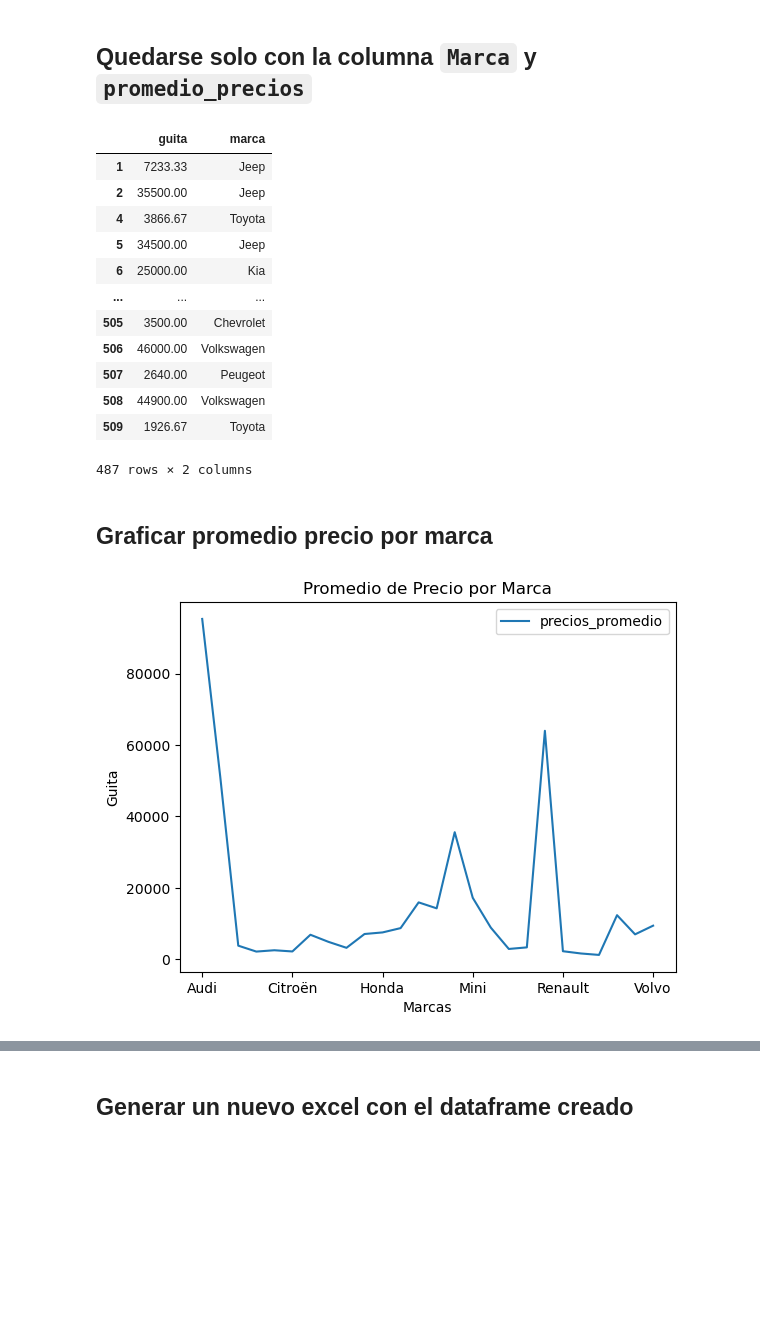
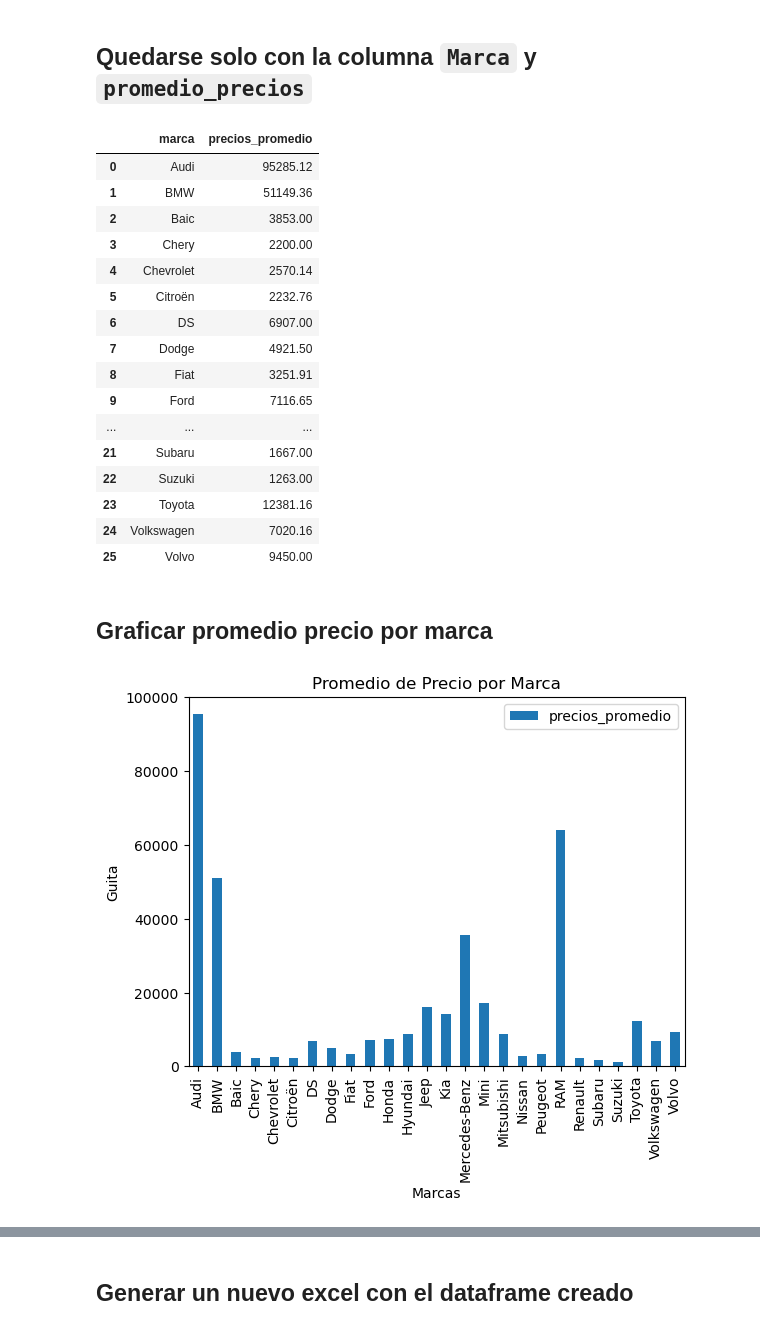
Before and after one commit to augusto-zimmermann/LABO-2, a Jupyter notebook: PrimerParcial/Practica2/Ejercicio_integrador_pandas.ipynb, the cells around one changed output, grey strips where cells are left out. Drawn from its saved outputs; the diff is of its cells as text; code cells hidden in the pictures; blank space fills up the shorter version.

Commit message:
Ejercicios completos

```diff
--- a/PrimerParcial/Practica2/Ejercicio_integrador_pandas.ipynb
+++ b/PrimerParcial/Practica2/Ejercicio_integrador_pandas.ipynb
@@ -43,27 +43,16 @@ display(df_csv_clean)
 # %% [markdown]
 ## Pasar la columna `money` a dolares cuando `currency` sea igual a pesos. Valor del dolar = 1500. Luego eliminar la columna `currency`
 # %%
+valor_dolar = 1500
 
-#df_csv_clean['money'] = df_csv_clean.loc[df_csv_clean['currency'] == 'dolares', 'money'] / 1500
+# Intento de paso de unidades, con errores
+#df_csv_clean['money'] = pd.to_numeric(df_csv_clean['money'], errors='coerce')
+#df_csv_clean.loc['money'] = df_csv_clean['money'].astype(int)
 
-#from email import errors
+mask = df_csv_clean['currency'] == 'pesos'
+df_csv_clean.loc[mask, 'money'] = (df_csv_clean.loc[mask, 'money'] / valor_dolar).round(0)
 
-#df_csv_clean['money'] = pd.to_numeric(df_csv_clean['money'], errors='coerce')
+df_dolares = df_csv_clean.drop(columns='currency')
 
-#df_csv_clean.loc[df_csv_clean['currency'] == 'pesos', 'money'] = (df_csv_clean.loc[df_csv_clean['currency'] == 'pesos', 'money'] / 1500).round(2)#, #errors='coerce'
-
-df_csv_clean['money'] = pd.to_numeric(df_csv_clean['money'])#, errors='coerce')
-
-#mask = df_csv_clean['currency'] == 'pesos'
-#df_dolares = df_csv_clean.loc[mask, 'money'] = (df_csv_clean.loc[mask, 'money'] / 1500).round(2)
-#display(df_dolares)
-
-#df_csv_clean.loc[mask, 'currency'] = 'dolares'
-
-
-# Parche para seguir con ejercicios
-#df_dolares = df_csv_clean
-#df_dolares = df_dolares.drop(columns='currency')
-
-#display(df_dolares)
+display(df_dolares)
 # %% [output]
@@ -110,7 +186,8 @@ display(df_dolares)
 # %%
 df_grupo = (
     df_dolares.groupby('marca')['guita']
-    .mean() # !TODO Hay algo mal
+    .mean(int)
+    .round(2)
     .reset_index(name='precios_promedio') # Indice limpio, para que quede bonito
 )
 display(df_grupo)
@@ -158,31 +235,36 @@ display(df_dolares)
 # %% [markdown]
 ## Quedarse solo con la columna `Marca` y `promedio_precios`
 # %%
-df_filtrado = df_dolares[['guita', 'marca']]
-df_filtrado
+df_grupo
+#df_filtrado = df_dolares[['guita', 'marca']]
+#df_filtrado
 # %% [output]
-|  | guita | marca |
-| 1 | 7233.33 | Jeep |
-| 2 | 35500.00 | Jeep |
-| 4 | 3866.67 | Toyota |
-| 5 | 34500.00 | Jeep |
-| 6 | 25000.00 | Kia |
+|  | marca | precios_promedio |
+| 0 | Audi | 95285.12 |
+| 1 | BMW | 51149.36 |
+| 2 | Baic | 3853.00 |
+| 3 | Chery | 2200.00 |
+| 4 | Chevrolet | 2570.14 |
+| 5 | Citroën | 2232.76 |
+| 6 | DS | 6907.00 |
+| 7 | Dodge | 4921.50 |
+| 8 | Fiat | 3251.91 |
+| 9 | Ford | 7116.65 |
 | ... | ... | ... |
-| 505 | 3500.00 | Chevrolet |
-| 506 | 46000.00 | Volkswagen |
-| 507 | 2640.00 | Peugeot |
-| 508 | 44900.00 | Volkswagen |
-| 509 | 1926.67 | Toyota |
+| 21 | Subaru | 1667.00 |
+| 22 | Suzuki | 1263.00 |
+| 23 | Toyota | 12381.16 |
+| 24 | Volkswagen | 7020.16 |
+| 25 | Volvo | 9450.00 |
-487 rows × 2 columns
 # %% [markdown]
 ## Graficar promedio precio por marca
 # %%
-df_grupo.plot(x='marca', y='precios_promedio')
+df_grupo.plot(x='marca', y='precios_promedio', kind='bar')
 plt.title('Promedio de Precio por Marca')
 plt.xlabel('Marcas')
 plt.ylabel('Guita')
 plt.show()
 # %% [output]
-[figure, old version]
+[figure, new version]
 # %%
 plt.bar(df_grupo['marca'], df_grupo['precios_promedio'])
```
Also changed, not shown: parts of 10 cells of this notebook.
